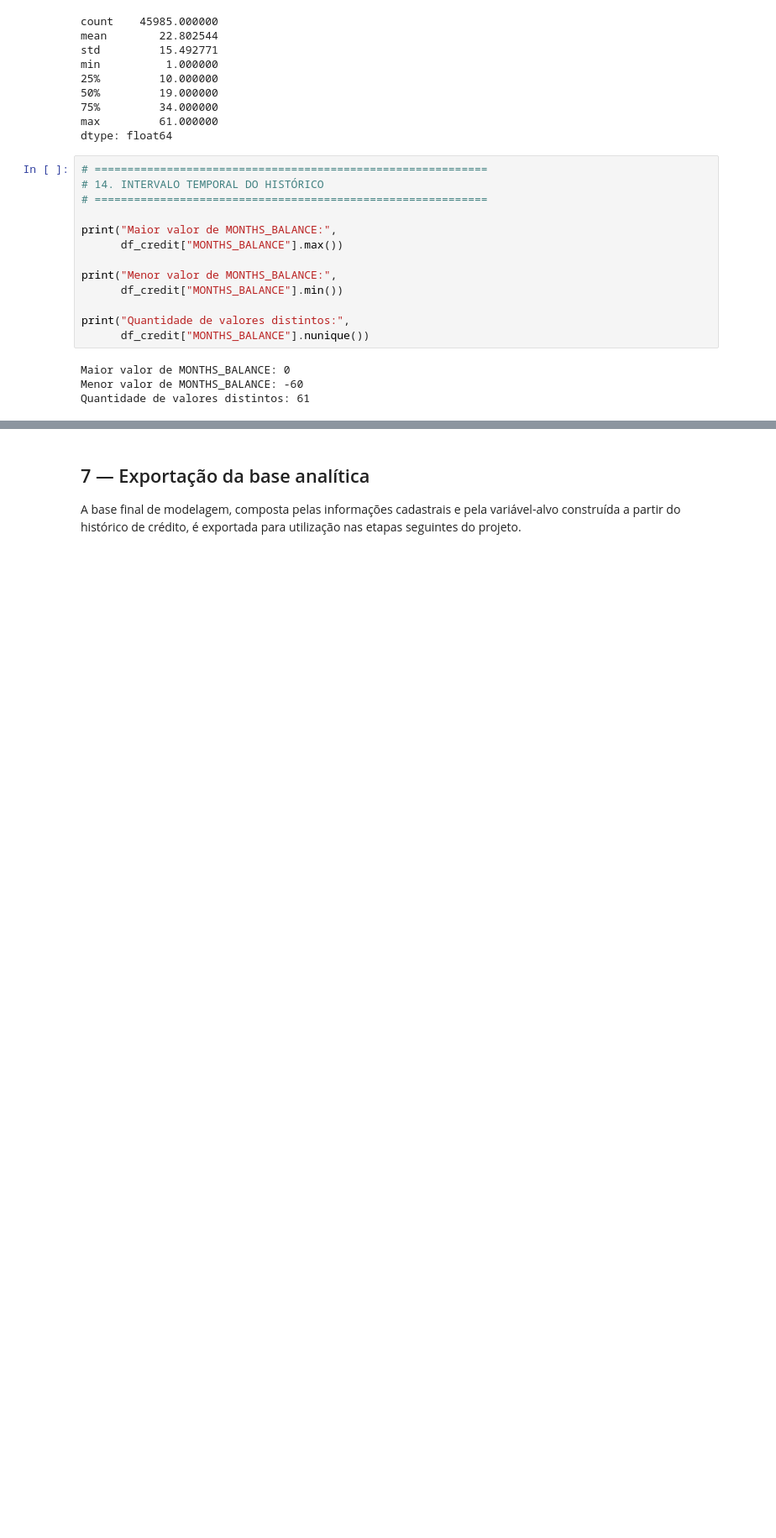
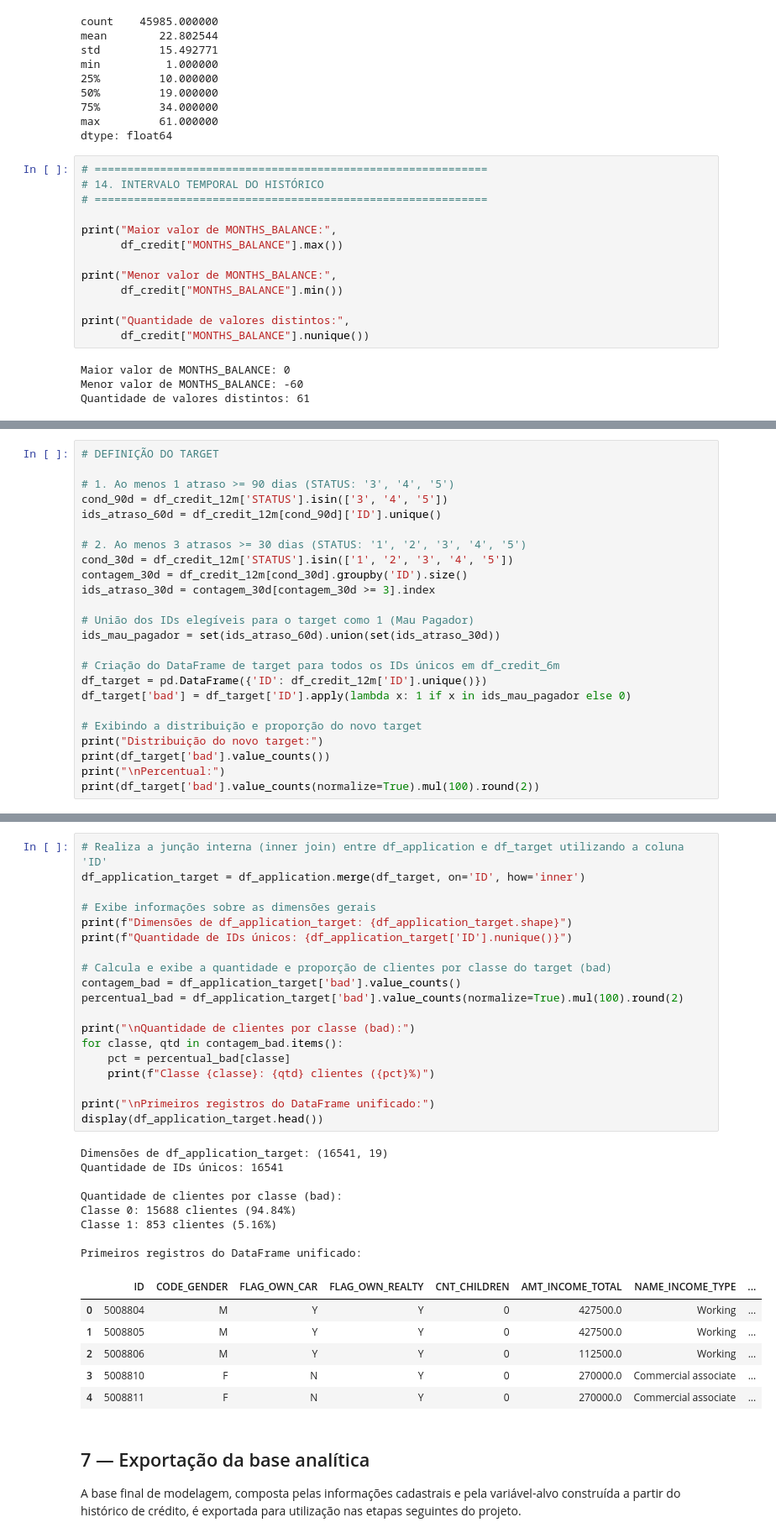
Before and after one commit to andrerochadeoliveira/postech-tech-challenge-fase2, a Jupyter notebook: notebooks/00_preparacao_dados.ipynb, the cells around one changed output, grey strips where cells are left out. Shown at 84% size. Drawn from its saved outputs; the diff is of its cells as text; blank space fills up the shorter version.

```diff
--- a/notebooks/00_preparacao_dados.ipynb
+++ b/notebooks/00_preparacao_dados.ipynb
@@ -999,0 +403,24 @@ Clientes na base final: 21694
+# %%
+# DEFINIÇÃO DO TARGET
+
+# 1. Ao menos 1 atraso >= 90 dias (STATUS: '3', '4', '5')
+cond_90d = df_credit_12m['STATUS'].isin(['3', '4', '5'])
+ids_atraso_60d = df_credit_12m[cond_90d]['ID'].unique()
+
+# 2. Ao menos 3 atrasos >= 30 dias (STATUS: '1', '2', '3', '4', '5')
+cond_30d = df_credit_12m['STATUS'].isin(['1', '2', '3', '4', '5'])
+contagem_30d = df_credit_12m[cond_30d].groupby('ID').size()
+ids_atraso_30d = contagem_30d[contagem_30d >= 3].index
+
+# União dos IDs elegíveis para o target como 1 (Mau Pagador)
+ids_mau_pagador = set(ids_atraso_60d).union(set(ids_atraso_30d))
+
+# Criação do DataFrame de target para todos os IDs únicos em df_credit_6m
+df_target = pd.DataFrame({'ID': df_credit_12m['ID'].unique()})
+df_target['bad'] = df_target['ID'].apply(lambda x: 1 if x in ids_mau_pagador else 0)
+
+# Exibindo a distribuição e proporção do novo target
+print("Distribuição do novo target:")
+print(df_target['bad'].value_counts())
+print("\nPercentual:")
+print(df_target['bad'].value_counts(normalize=True).mul(100).round(2))
@@ -1000,2 +442,36 @@ Clientes na base final: 21694
+# %%
+# Realiza a junção interna (inner join) entre df_application e df_target utilizando a coluna 'ID'
+df_application_target = df_application.merge(df_target, on='ID', how='inner')
+
+# Exibe informações sobre as dimensões gerais
+print(f"Dimensões de df_application_target: {df_application_target.shape}")
+print(f"Quantidade de IDs únicos: {df_application_target['ID'].nunique()}")
+
+# Calcula e exibe a quantidade e proporção de clientes por classe do target (bad)
+contagem_bad = df_application_target['bad'].value_counts()
+percentual_bad = df_application_target['bad'].value_counts(normalize=True).mul(100).round(2)
+
+print("\nQuantidade de clientes por classe (bad):")
+for classe, qtd in contagem_bad.items():
+    pct = percentual_bad[classe]
+    print(f"Classe {classe}: {qtd} clientes ({pct}%)")
+
+print("\nPrimeiros registros do DataFrame unificado:")
+display(df_application_target.head())
+# %% [output]
+Dimensões de df_application_target: (16541, 19)
+Quantidade de IDs únicos: 16541
+
+Quantidade de clientes por classe (bad):
+Classe 0: 15688 clientes (94.84%)
+Classe 1: 853 clientes (5.16%)
+
+Primeiros registros do DataFrame unificado:
+|  | ID | CODE_GENDER | FLAG_OWN_CAR | FLAG_OWN_REALTY | CNT_CHILDREN | AMT_INCOME_TOTAL | NAME_INCOME_TYPE | ... |
+| 0 | 5008804 | M | Y | Y | 0 | 427500.0 | Working | ... |
+| 1 | 5008805 | M | Y | Y | 0 | 427500.0 | Working | ... |
+| 2 | 5008806 | M | Y | Y | 0 | 112500.0 | Working | ... |
+| 3 | 5008810 | F | N | Y | 0 | 270000.0 | Commercial associate | ... |
+| 4 | 5008811 | F | N | Y | 0 | 270000.0 | Commercial associate | ... |
 # %% [markdown]
 ## 7 — Exportação da base analítica
```
Also changed, not shown: parts of 32 cells of this notebook.
